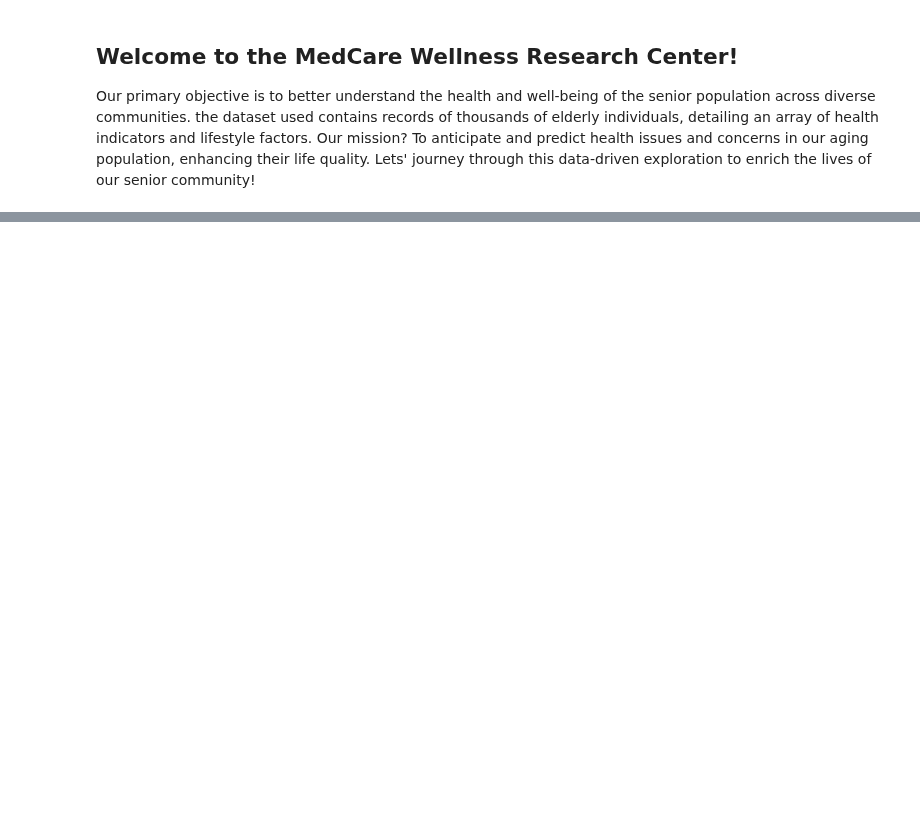
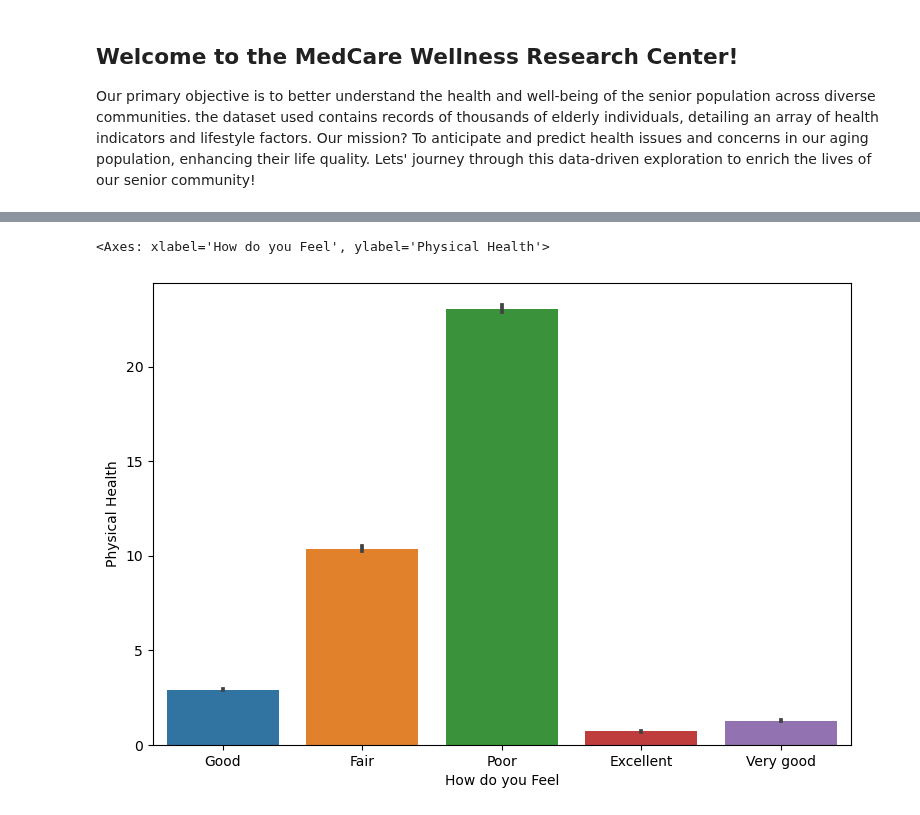
Before and after one commit to Dadd0/AI_MedCare_282401, a Jupyter notebook: main.ipynb, the cells around one changed output, grey strips where cells are left out. Cells and saved outputs as stored; diff of their text form; code cells hidden in the pictures; blank space fills up the shorter version.

```diff
--- a/main.ipynb
+++ b/main.ipynb
@@ -82,0 +123,6 @@ dtype: int64
+# %%
+plt.figure(figsize=(9,6))
+sns.barplot(data = medcenter_df, x = 'How do you Feel', y = 'Physical Health')
+# %% [output]
+<Axes: xlabel='How do you Feel', ylabel='Physical Health'>
+[figure, added]
```
Also changed, not shown: parts of 16 cells of this notebook, 1 other file.
